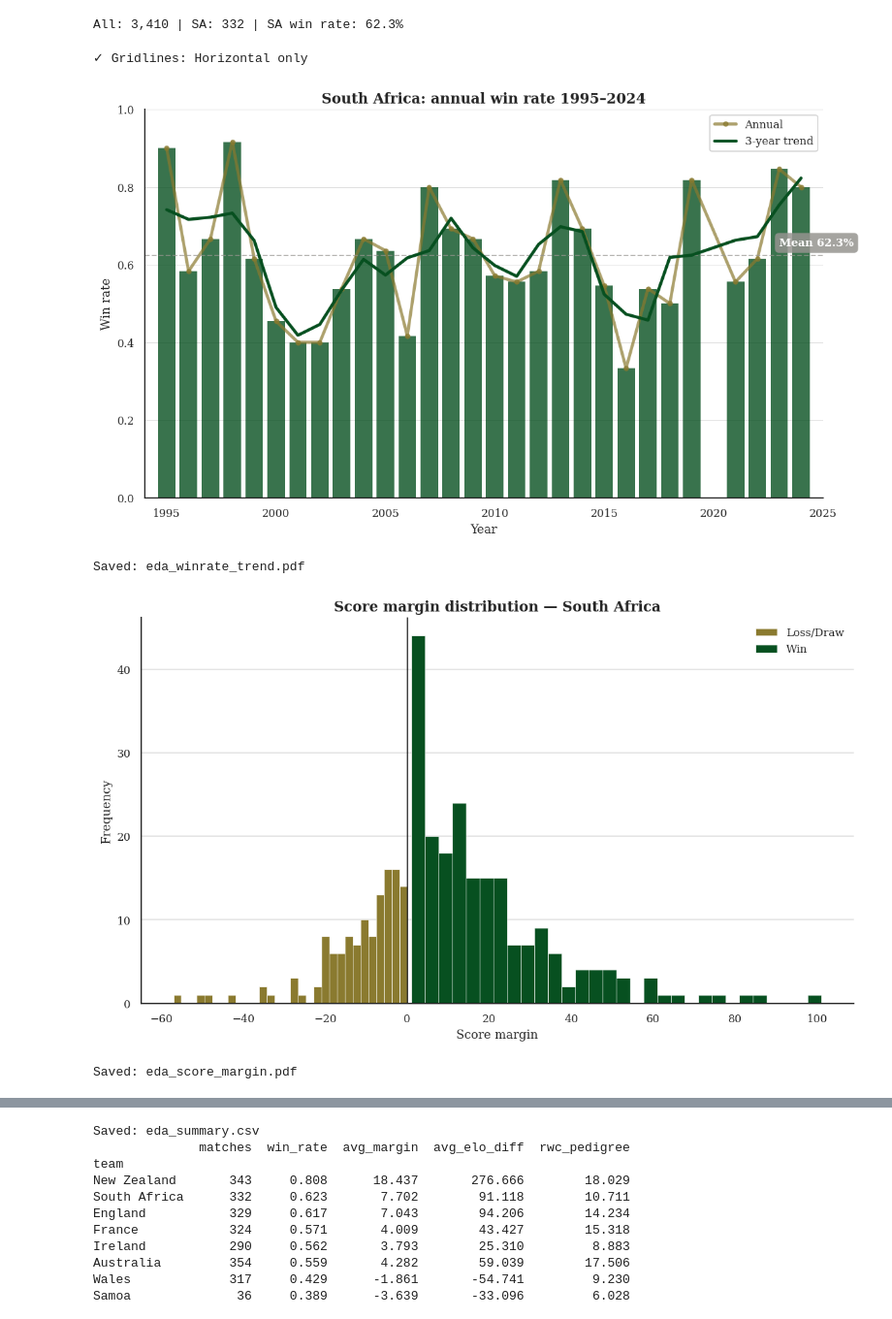
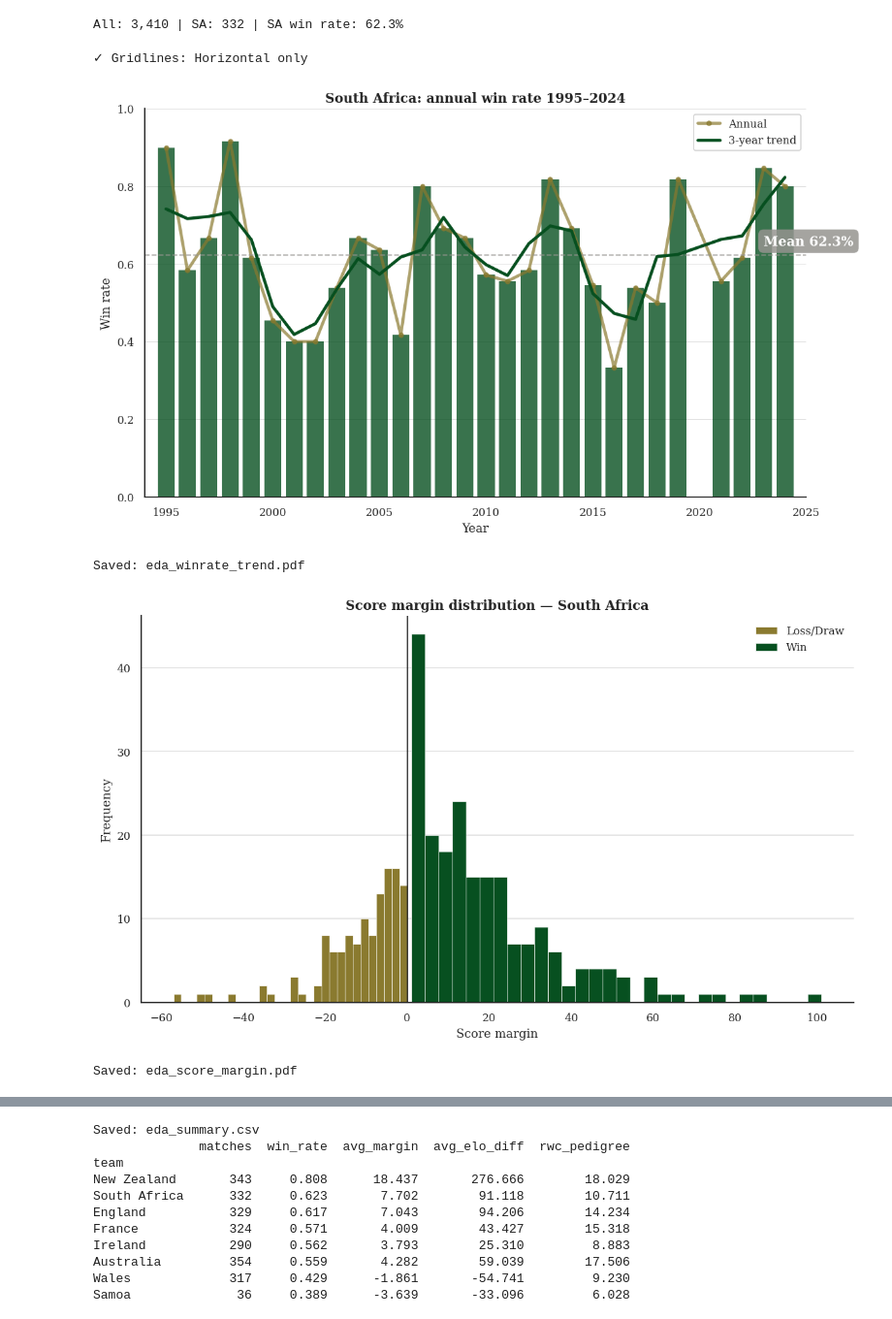
Before and after one commit to brandtami/springboks-rugby-analytics, a Jupyter notebook: notebooks/03_exploratory_analysis.ipynb, the cells around one changed output, grey strips where cells are left out. Shown at 97% size. Saved outputs shown, nothing was run; the diff lists cells and outputs as text; code cells hidden in the pictures.

```diff
--- a/notebooks/03_exploratory_analysis.ipynb
+++ b/notebooks/03_exploratory_analysis.ipynb
@@ -29,7 +29,7 @@ mpl.rcParams.update({
     'axes.spines.right': False,
     'axes.spines.left':  True,
     'axes.spines.bottom': True,
-    'axes.titlesize':    13,
+    'axes.titlesize':    12,
     'axes.titleweight':  'bold',
     'axes.labelsize':    11,
     'xtick.labelsize':   10,
@@ -78,45 +78,44 @@ yr      = df_sa.groupby('year').win.agg(rate='mean', n='count')
 yr['trend'] = yr.rate.rolling(3, center=True, min_periods=1).mean()
 mean_wr = df_sa.win.mean()
 
-fig, ax = plt.subplots(figsize=(10, 6))
+fig, ax = plt.subplots()
 
 ax.bar(yr.index, yr.rate, color=PRIMARY, alpha=0.8, edgecolor='none', width=0.8, zorder=1)
 
 ax.plot(yr.index, yr.rate, color=SECONDARY, lw=2.8, alpha=0.7,
         marker='o', ms=4, label='Annual', zorder=2)
 
 ax.plot(yr.index, yr.trend, color=PRIMARY, lw=2.8, label='3-year trend', zorder=3)
 
 ax.axhline(mean_wr, color=GREY, ls='--', lw=1.2, alpha=0.7, zorder=2)
 
 ax.text(yr.index[-2], mean_wr + 0.025,
         f'Mean {mean_wr:.1%}',
         color='white',
-        fontsize=10,
         fontweight='bold',
         bbox=dict(boxstyle='round,pad=0.4',
                  facecolor=GREY,
                  edgecolor='none',
                  alpha=0.85),
         zorder=4)
 
 ax.set(title='South Africa: annual win rate 1995–2024',
        xlabel='Year', ylabel='Win rate',
        xlim=(1994, 2025), ylim=(0, 1.0))
 
 ax.legend(loc='upper right', frameon=True, framealpha=0.9)
 
 # Gridlines
 gridlines_horizontal_only()
 
 plt.tight_layout()
 save_fig('eda_winrate_trend.pdf')
 # %% [output]
 ✓ Gridlines: Horizontal only
-[figure, old version]
+[figure, new version]
 Saved: eda_winrate_trend.pdf
 # %%
-fig, ax = plt.subplots()  # figsize (10,6) default ✓
+fig, ax = plt.subplots()
 kw = dict(bins=30, edgecolor='w', lw=0.4, alpha=1.0)
 ax.hist(df_sa[df_sa.win==0].score_margin, color=SECONDARY, label='Loss/Draw', **kw)
 ax.hist(df_sa[df_sa.win==1].score_margin, color=PRIMARY,   label='Win',       **kw)
@@ -129,6 +128,6 @@ ax.grid(True, alpha=0.25, axis='y')
 plt.tight_layout()
 save_fig('eda_score_margin.pdf')
 # %% [output]
-[figure, old version]
+[figure, new version]
 Saved: eda_score_margin.pdf
 # %%
```
Also changed, not shown: parts of 4 cells of this notebook, 19 other files.
